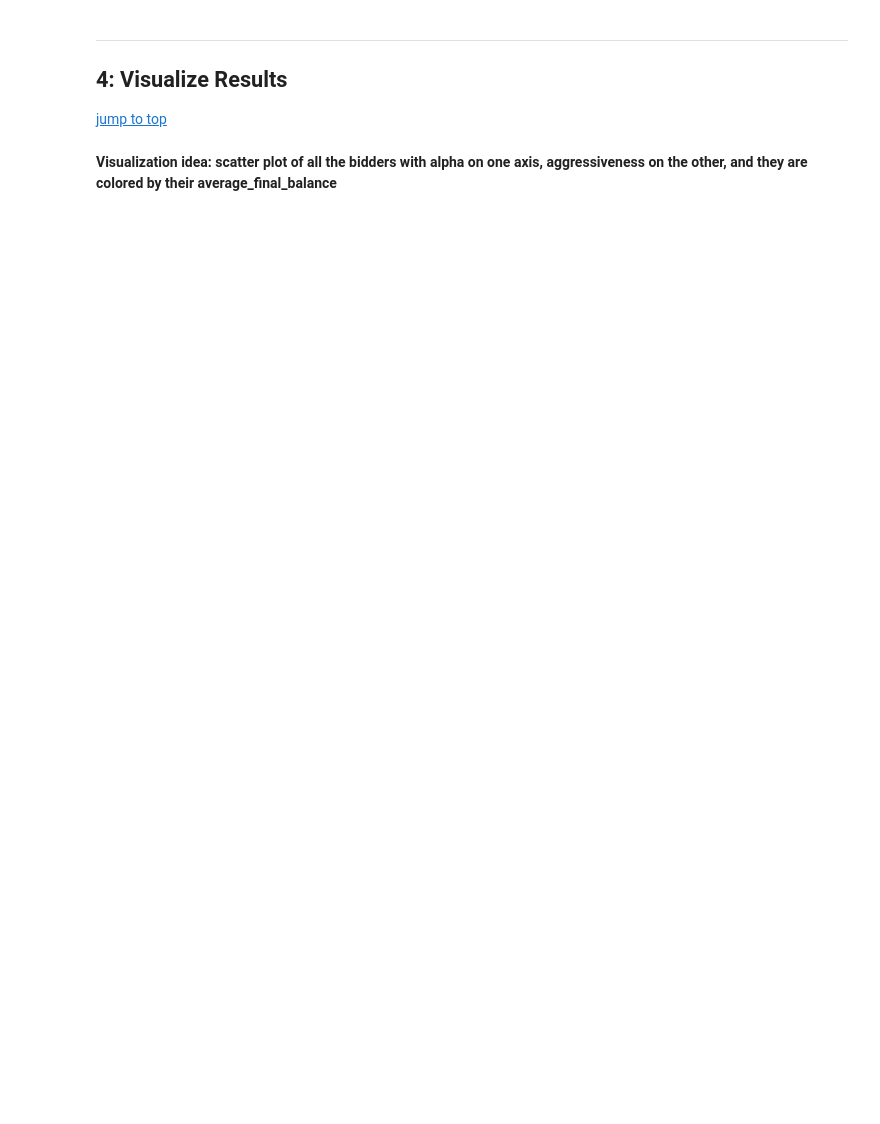
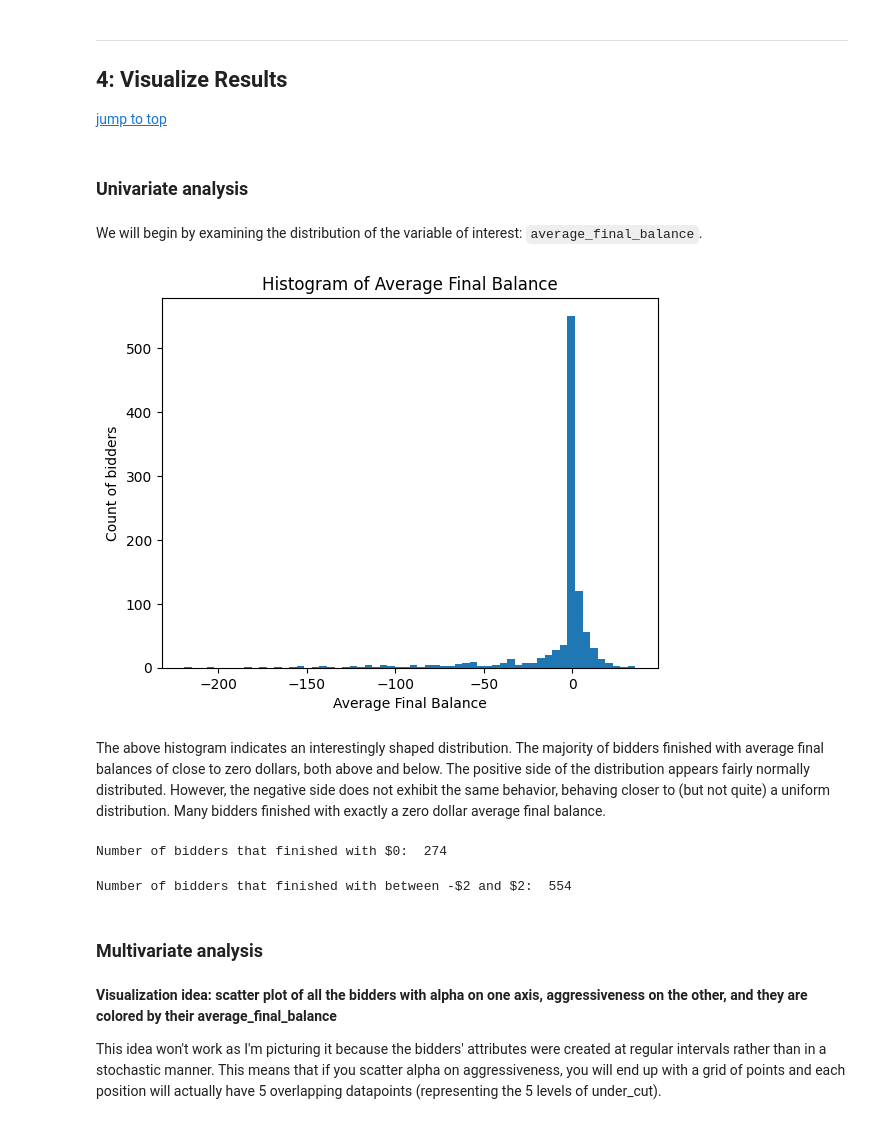
Before and after one commit to cbwright11/second-price-auction, a Jupyter notebook: Experiments.ipynb, the cells around one changed output. Drawn from its saved outputs; the diff is of its cells as text; code cells hidden in the pictures; blank space fills up the shorter version.

```diff
--- a/Experiments.ipynb
+++ b/Experiments.ipynb
@@ -223,6 +198,31 @@ It might take about a minute to run enough simulations that very few bidders hav
 ---
 ## 4: Visualize Results <a id='visualize'></a>
 [jump to top](#top)<br>
+# %% [markdown]
+### Univariate analysis
+# %% [markdown]
+We will begin by examining the distribution of the variable of interest: `average_final_balance`.
+# %%
+plt.hist(df_bidders.average_final_balance, bins=60)
+plt.xlabel("Average Final Balance")
+plt.ylabel("Count of bidders")
+plt.title("Histogram of Average Final Balance");
+# %% [output]
+[figure, added]
+# %% [markdown]
+The above histogram indicates an interestingly shaped distribution. The majority of bidders finished with average final balances of close to zero dollars, both above and below. The positive side of the distribution appears fairly normally distributed. However, the negative side does not exhibit the same behavior, behaving closer to (but not quite) a uniform distribution. Many bidders finished with exactly a zero dollar average final balance.
+# %%
+print("Number of bidders that finished with $0: ", len(df_bidders.loc[df_bidders.average_final_balance==0]))
+# %% [output]
+Number of bidders that finished with $0:  274
+# %%
+print("Number of bidders that finished with between -$2 and $2: ", len(df_bidders.loc[(df_bidders.average_final_balance>-2) & (df_bidders.average_final_balance<2)]))
+# %% [output]
+Number of bidders that finished with between -$2 and $2:  554
+# %% [markdown]
+### Multivariate analysis
 # %% [markdown]
 **Visualization idea: scatter plot of all the bidders with alpha on one axis, aggressiveness on the other, and they are colored by their average_final_balance**
+
+This idea won't work as I'm picturing it because the bidders' attributes were created at regular intervals rather than in a stochastic manner. This means that if you scatter alpha on aggressiveness, you will end up with a grid of points and each position will actually have 5 overlapping datapoints (representing the 5 levels of under_cut).
 # %%
```
Also changed, not shown: parts of 17 cells of this notebook.
